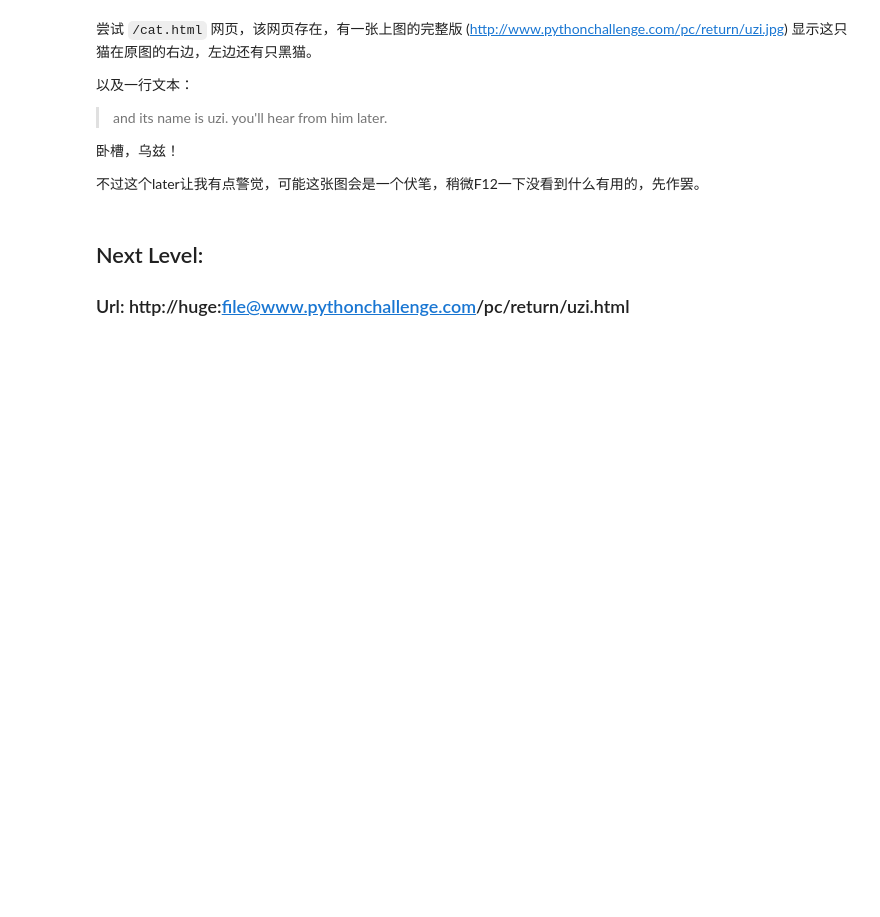
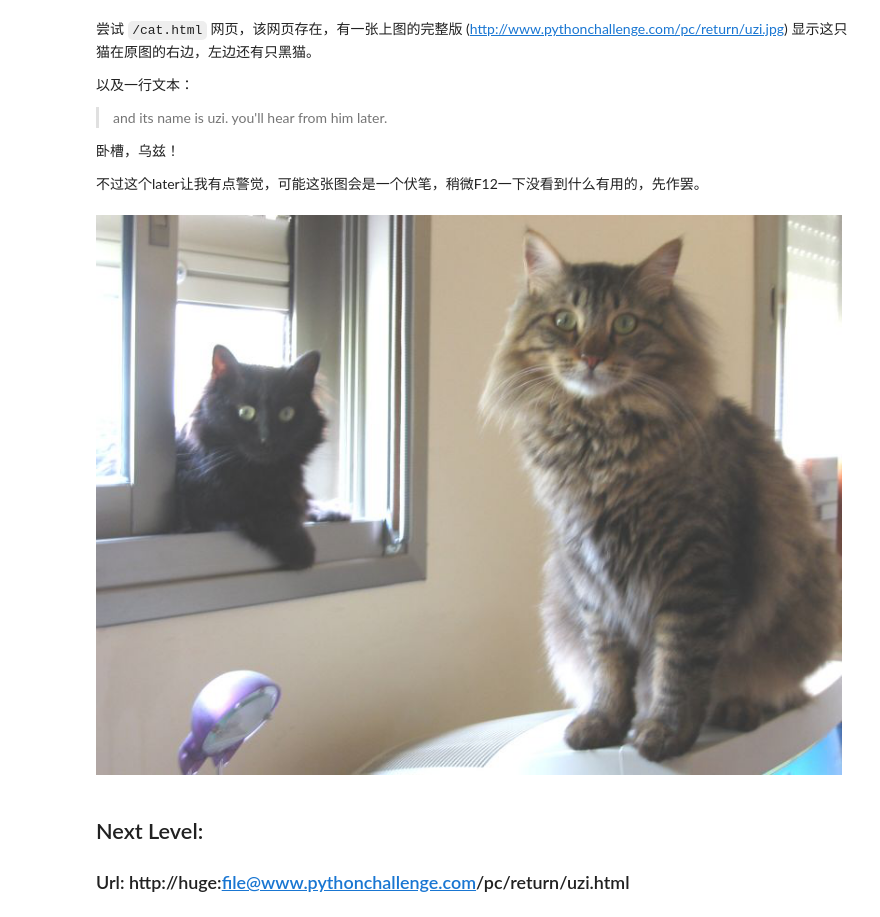
Before and after one commit to HarbingerLeo/The-Python-Challenge, a Jupyter notebook: 14.ipynb, the cells around one changed output. Saved outputs shown, nothing was run; the diff lists cells and outputs as text; code cells hidden in the pictures; blank space fills up the shorter version.

```diff
--- a/14.ipynb
+++ b/14.ipynb
@@ -48,6 +48,14 @@ display(target)
 卧槽，乌兹！
 
 不过这个later让我有点警觉，可能这张图会是一个伏笔，稍微F12一下没看到什么有用的，先作罢。
+# %%
+with Image.open(
+        requests.get(
+            "http://huge:file@www.pythonchallenge.com/pc/return/uzi.jpg",
+            stream=True).raw) as im:
+    display(im)
+# %% [output]
+[figure, added]
 # %% [markdown]
 ## Next Level:
 
```
